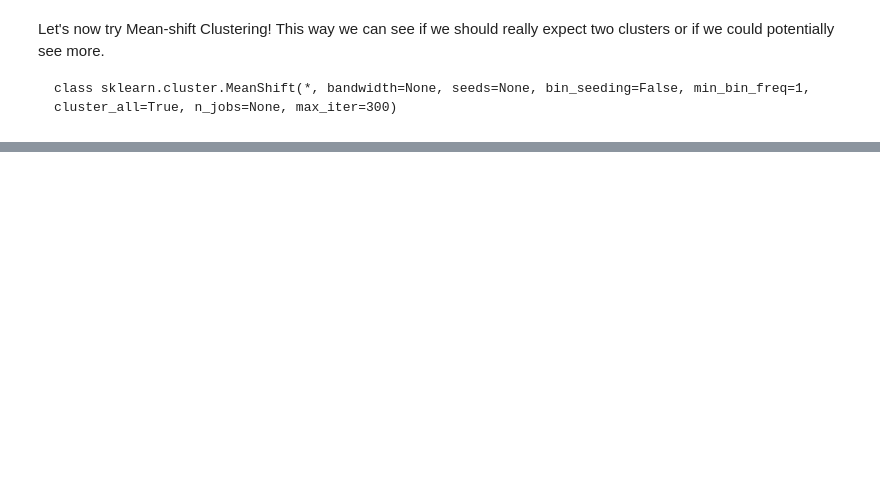
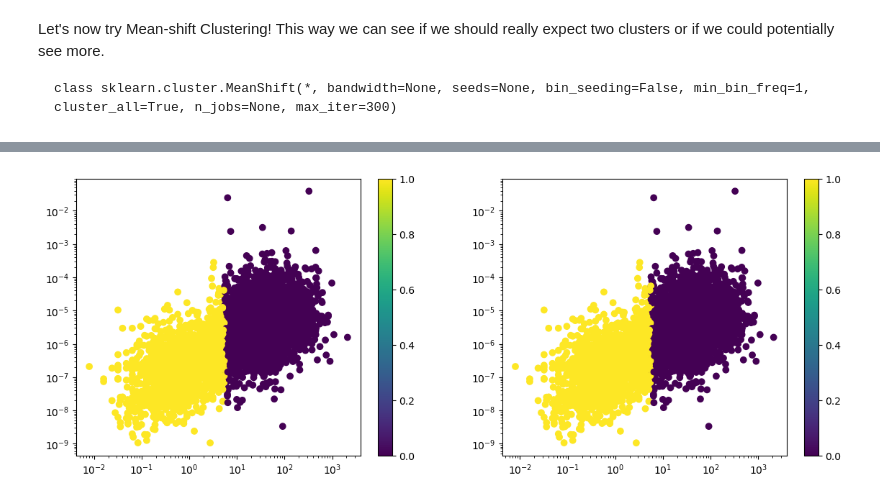
Before and after one commit to lisam10/astrostatistics_bicocca_2024, a Jupyter notebook: working/W14.ipynb, the cells around one changed output, grey strips where cells are left out. Cells and saved outputs as stored; diff of their text form; code cells hidden in the pictures; blank space fills up the shorter version.

```diff
--- a/working/W14.ipynb
+++ b/working/W14.ipynb
@@ -134,0 +176,15 @@ from sklearn.cluster import MeanShift
+# %%
+fig = plt.figure(figsize = (14, 5))
+
+ax = fig.add_subplot(121)
+s = ax.scatter(T90_best, fluence_best, c= y)
+fig.colorbar(s)
+ax.loglog()
+
+ax = fig.add_subplot(122)
+s1 = ax.scatter(T90_best, fluence_best, c= y_mshift)
+fig.colorbar(s1)
+ax.loglog()
+plt.show()
+# %% [output]
+[figure, added]
```
Also changed, not shown: parts of 19 cells of this notebook, 2 other files.
